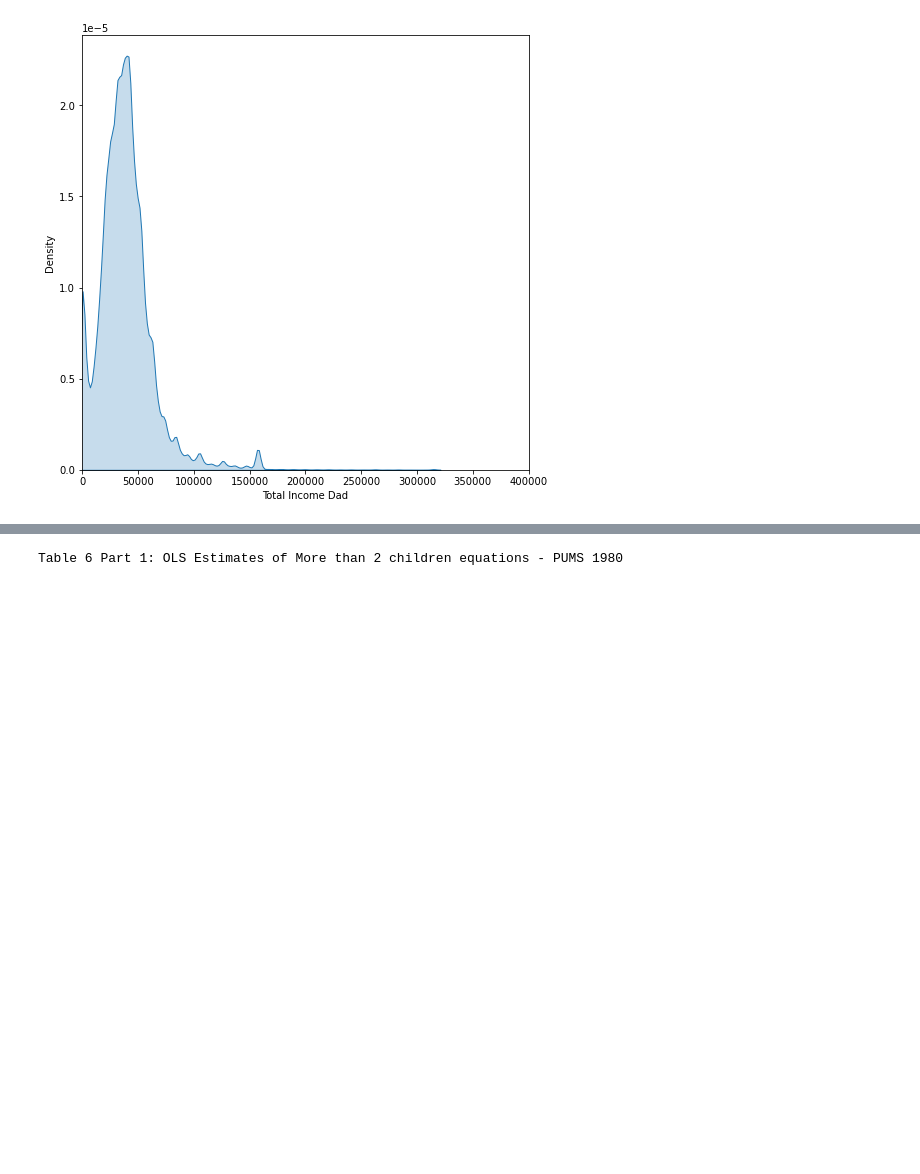
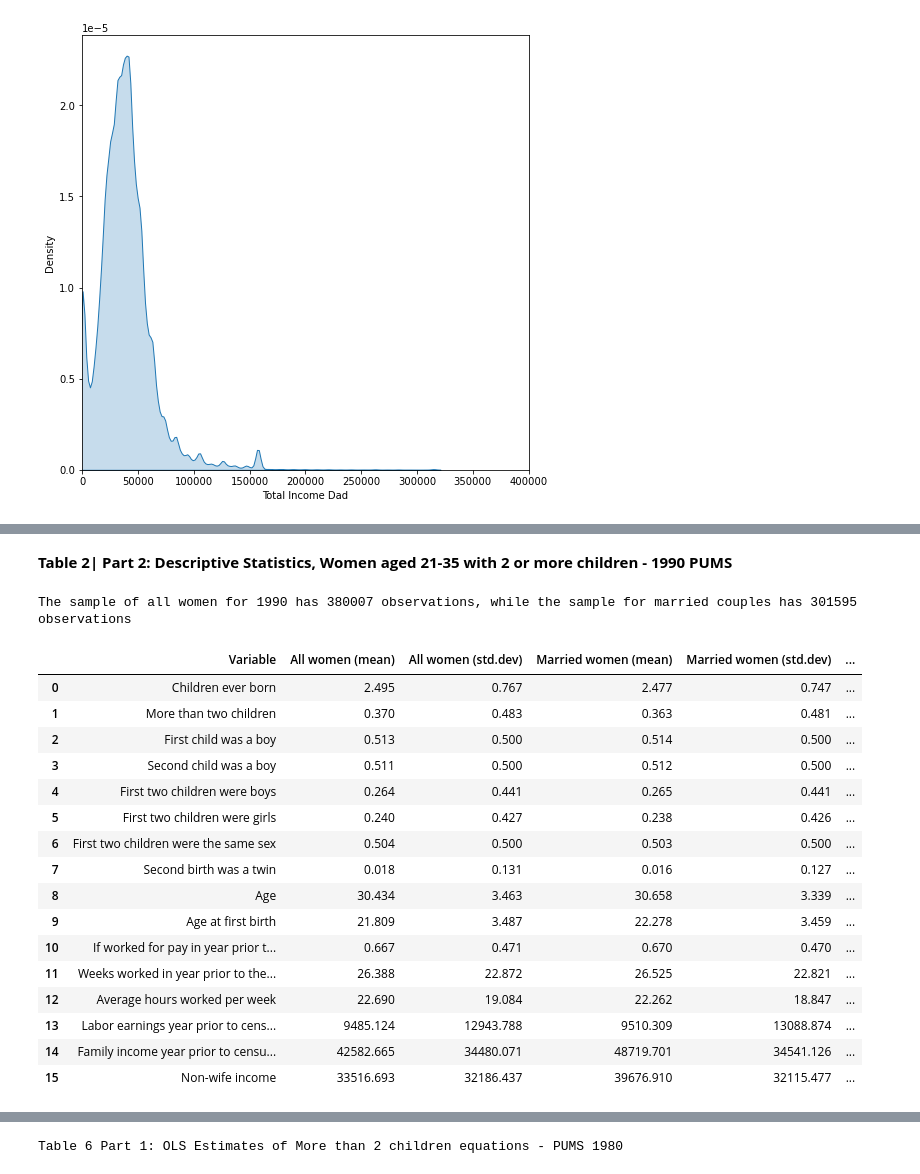
Before and after one commit to carolinalvarez/angrist-and-evans-1998-python, a Jupyter notebook: Angrist_and_Evans_1998.ipynb, the cells around one changed output, grey strips where cells are left out. Saved outputs shown, nothing was run; the diff lists cells and outputs as text; code cells hidden in the pictures; blank space fills up the shorter version.

```diff
--- a/Angrist_and_Evans_1998.ipynb
+++ b/Angrist_and_Evans_1998.ipynb
@@ -601,0 +875,42 @@ table2
+# %% [markdown]
+**Table 2| Part 2: Descriptive Statistics, Women aged 21-35 with 2 or more children - 1990 PUMS**
+# %%
+#Table 2 for 1990
+table1_1=table_sum_stats(data_all_women_1990)
+table1_2=table_sum_stats(msample_1990)
+table1_3=table_sum_stats_husbands(msample_1990)
+data_frames = [table1_1, table1_2, table1_3]
+Table2_1990 = reduce(lambda  left,right: pd.merge(left,right,on=['Variable'],
+                                            how='left'), data_frames)
+
+Table2_1990.rename(columns = {'Mean_x':'All women (mean)',
+                       'Std. Dev._x':'All women (std.dev)',
+                       'Mean_y':'Married women (mean)',
+                      'Std. Dev._y':'Married women (std.dev)',
+                      'Mean':'Husbands (mean)',
+                      'Std. Dev.':'Husbands (std.dev)'},
+            inplace = True)
+
+Table2_1990=Table2_1990[["Variable", "All women (mean)", "All women (std.dev)", "Married women (mean)", "Married women (std.dev)", 'Husbands (mean)', "Husbands (std.dev)"]]
+Table2_1990 = Table2_1990.replace(np.nan, '-', regex=True)
+print("The sample of all women for 1990 has", len(data_all_women_1990), "observations, while the sample for married couples has" , len(msample_1990), "observations")
+Table2_1990
+# %% [output]
+The sample of all women for 1990 has 380007 observations, while the sample for married couples has 301595 observations
+|  | Variable | All women (mean) | All women (std.dev) | Married women (mean) | Married women (std.dev) | ... |
+| 0 | Children ever born | 2.495 | 0.767 | 2.477 | 0.747 | ... |
+| 1 | More than two children | 0.370 | 0.483 | 0.363 | 0.481 | ... |
+| 2 | First child was a boy | 0.513 | 0.500 | 0.514 | 0.500 | ... |
+| 3 | Second child was a boy | 0.511 | 0.500 | 0.512 | 0.500 | ... |
+| 4 | First two children were boys | 0.264 | 0.441 | 0.265 | 0.441 | ... |
+| 5 | First two children were girls | 0.240 | 0.427 | 0.238 | 0.426 | ... |
+| 6 | First two children were the same sex | 0.504 | 0.500 | 0.503 | 0.500 | ... |
+| 7 | Second birth was a twin | 0.018 | 0.131 | 0.016 | 0.127 | ... |
+| 8 | Age | 30.434 | 3.463 | 30.658 | 3.339 | ... |
+| 9 | Age at first birth | 21.809 | 3.487 | 22.278 | 3.459 | ... |
+| 10 | If worked for pay in year prior t... | 0.667 | 0.471 | 0.670 | 0.470 | ... |
+| 11 | Weeks worked in year prior to the... | 26.388 | 22.872 | 26.525 | 22.821 | ... |
+| 12 | Average hours worked per week | 22.690 | 19.084 | 22.262 | 18.847 | ... |
+| 13 | Labor earnings year prior to cens... | 9485.124 | 12943.788 | 9510.309 | 13088.874 | ... |
+| 14 | Family income year prior to censu... | 42582.665 | 34480.071 | 48719.701 | 34541.126 | ... |
+| 15 | Non-wife income | 33516.693 | 32186.437 | 39676.910 | 32115.477 | ... |
```
Also changed, not shown: parts of 72 cells of this notebook.
